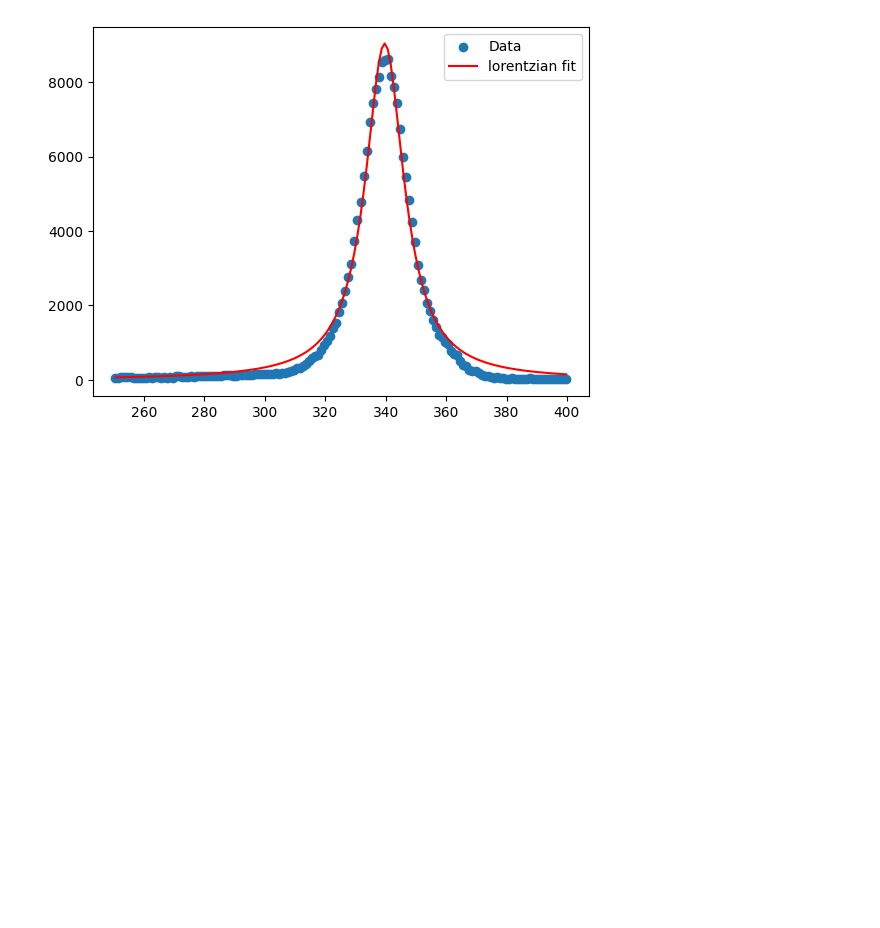
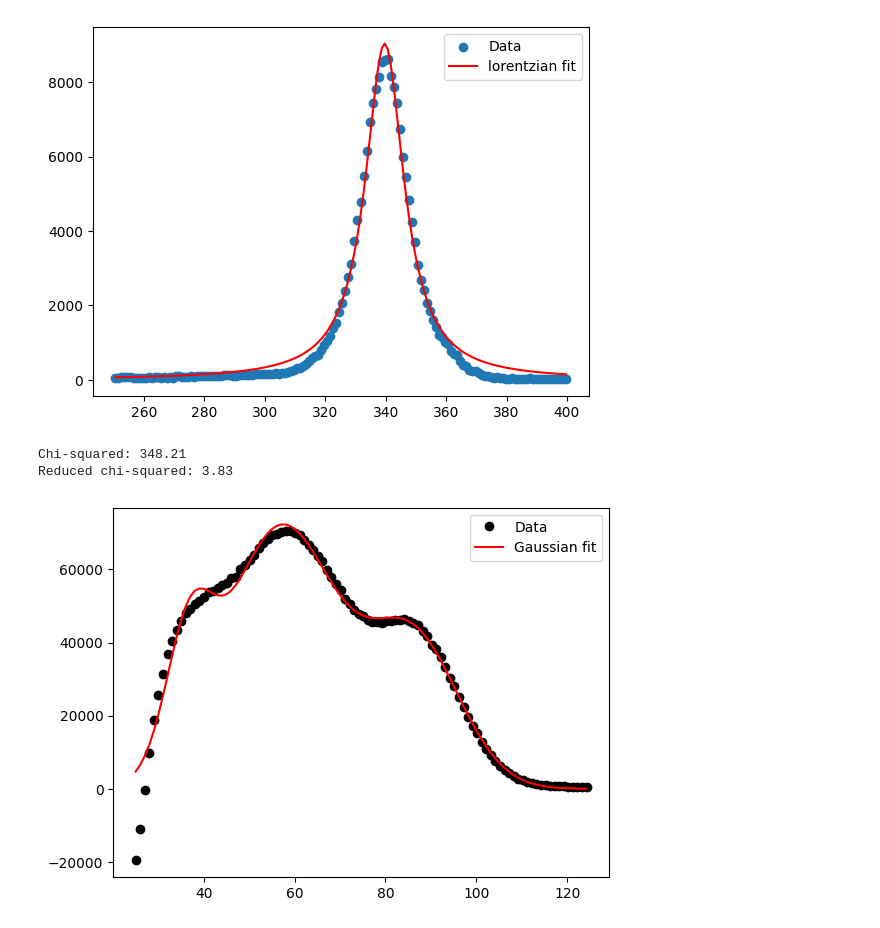
Before and after one commit to francescouni0/FisMedLab, a Jupyter notebook: Silici/Secondo Giorno/siliciGiorno2/fluorescenze.ipynb, the cells around one changed output. Cells and saved outputs as stored; diff of their text form; code cells hidden in the pictures; blank space fills up the shorter version.

```diff
--- a/Silici/Secondo Giorno/siliciGiorno2/fluorescenze.ipynb
+++ b/Silici/Secondo Giorno/siliciGiorno2/fluorescenze.ipynb
@@ -89,3 +88,58 @@ Chi-squared: 35.37
 Reduced chi-squared: 0.24
 Energy resolution: 10.84%
 [figure]
+# %%
+
+x=np.linspace(0,500,500)
+
+# Define the sum of Gaussian functions
+def gaussian_sum(x, *params):
+    n = int(len(params) / 3)  # Number of Gaussians
+    y = np.zeros_like(x)
+    for i in range(n):
+        amp = params[i * 3]
+        mean = params[i * 3 + 1]
+        stddev = params[i * 3 + 2]
+        y += amp * np.exp(-(x - mean) ** 2 / (2 * stddev ** 2))
+    return y
+
+# Load the data and create the x and y arrays
+x = x[25:125]
+y = Pb[25:125]-noise[25:125]
+
+# Plot the data
+plt.plot(x, y, 'ko', label='Data')
+
+# Guess initial parameters for Gaussian fit
+n_gaussians = 3  # Number of Gaussians to fit
+p0 = np.zeros(n_gaussians * 3)
+p0[0] = 45000  # Amplitude of first Gaussian
+p0[1] = 30  # Mean of first Gaussian
+p0[2] = 27  # Std. dev. of first Gaussian
+p0[3] = 75000  # Amplitude of second Gaussian
+p0[4] = 58  # Mean of second Gaussian
+p0[5] = 30  # Std. dev. of second Gaussian
+p0[6] = 42000  # Amplitude of third Gaussian
+p0[7] = 100  # Mean of third Gaussian
+p0[8] = 10  # Std. dev. of third Gaussian
+
+# Fit the sum of Gaussians to the data using curve_fit
+coeff, var_matrix = curve_fit(gaussian_sum, x, y, p0=p0)
+fit_y = gaussian_sum(x, *coeff)
+plt.plot(x, fit_y, 'r-', label='Gaussian fit')
+
+# Calculate the chi-squared value
+residuals = y - fit_y
+chi2 = np.sum((residuals / fit_y) ** 2)
+dof = len(x) - len(p0)  # Degrees of freedom
+reduced_chi2 = chi2 / dof
+print('Chi-squared: {:.2f}'.format(chi2))
+print('Reduced chi-squared: {:.2f}'.format(reduced_chi2))
+
+# Add a legend and show the plot
+plt.legend()
+plt.show()
+# %% [output]
+Chi-squared: 348.21
+Reduced chi-squared: 3.83
+[figure, added]
```
Also changed, not shown: parts of 4 cells of this notebook.
